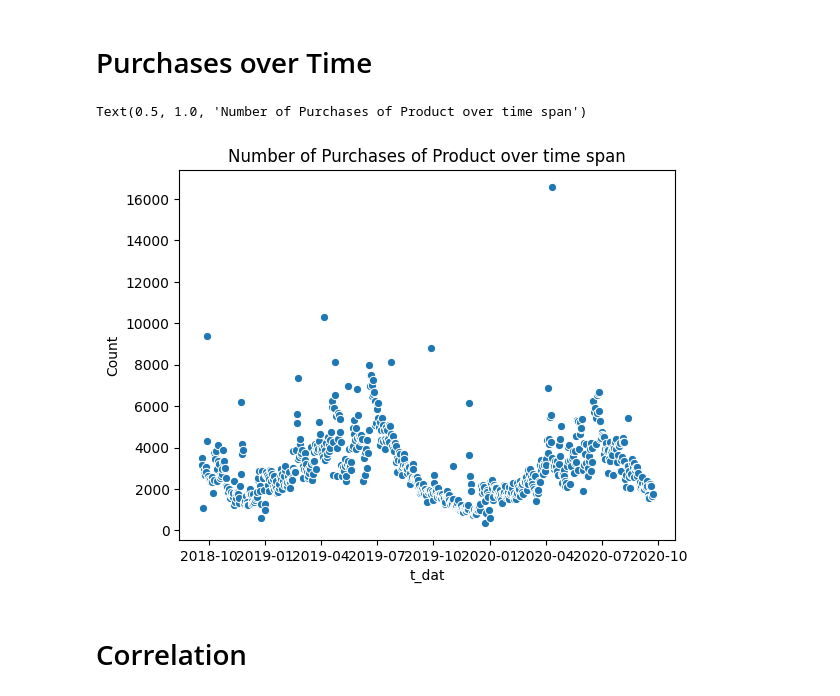
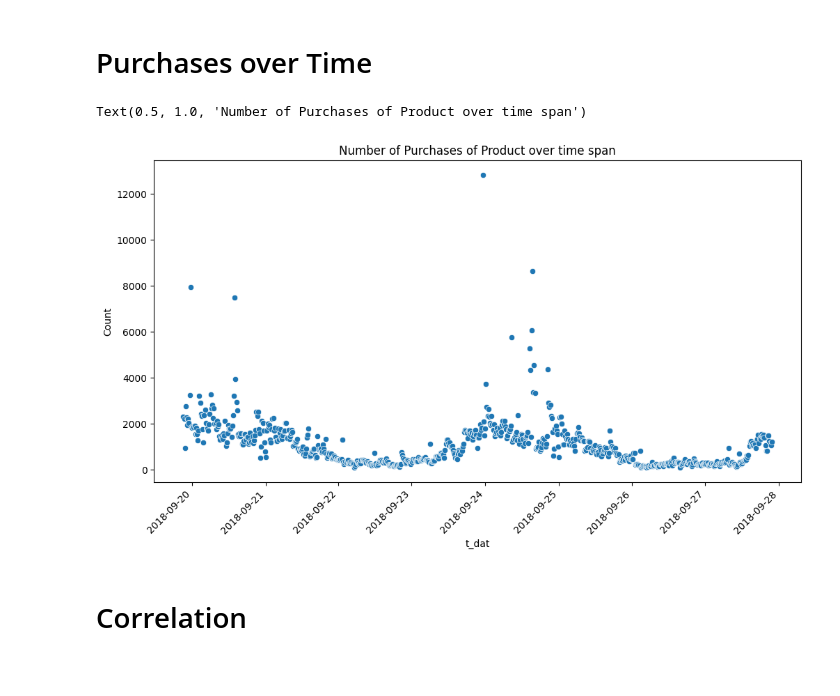
Before and after one commit to yangsu01/Group-24-Project, a Jupyter notebook: notebooks/project_code_sojohan.ipynb, the cells around one changed output. Drawn from its saved outputs; the diff is of its cells as text; code cells hidden in the pictures; blank space fills up the shorter version.

```diff
--- a/notebooks/project_code_sojohan.ipynb
+++ b/notebooks/project_code_sojohan.ipynb
@@ -160,0 +193,4 @@ len(newdf.prod_name.unique())
+# %%
+newdf = newdf.dropna()
+
+newdf.head(4)
@@ -194,0 +238,7 @@ topselling(20)
+# %%
+def age_select(age):
+    if (age>=20 and age<30): return 'age20_30'
+    elif (age>=30 and age<40): return 'age30_40'
+    else : return 'other'
+# %%
+newdf['agecat']=newdf['age'].map(age_select)
@@ -195,17 +265,23 @@ topselling(20)
 # %% [markdown]
 # Purchases over Time
 # %%
-def product_time(prod='Trousers'):
+def product_time(prod='Sweater'):
     mask=newdf.product_type_name==prod
     prod_time=newdf[mask]
     df1 = prod_time.groupby(prod_time['t_dat']).size().reset_index(name='Count')
-    return sns.scatterplot(data=df1, x="t_dat", y="Count").set_title('Number of Purchases of Product over time span')
+    fig, ax = plt.subplots(figsize = (12,6))
+    ax.set_xticklabels(labels=df1.t_dat, rotation=45, ha='right')
+    fig=sns.scatterplot(data=df1, x="t_dat", y="Count").set_title('Number of Purchases of Product over time span')
+    x_dates = df1['t_dat'].dt.strftime('%Y-%m-%d').sort_values().unique()
+    ax.set_xticklabels(labels=x_dates, rotation=45, ha='right')
+    #return sns.scatterplot(data=df1, x="t_dat", y="Count").set_title('Number of Purchases of Product over time span')
+    return fig
 # %%
 # T-shirt and Swimsuit Jacket Shorts
-product_time('T-shirt')
+product_time('Sweater')
 # %% [output]
 Text(0.5, 1.0, 'Number of Purchases of Product over time span')
-[figure, old version]
+[figure, new version]
 # %% [markdown]
 # Correlation
 # %%
```
Also changed, not shown: parts of 78 cells of this notebook.
